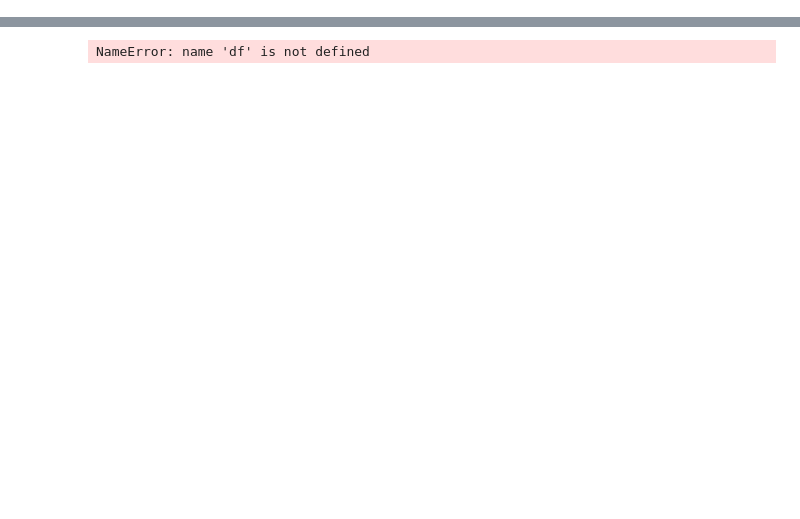
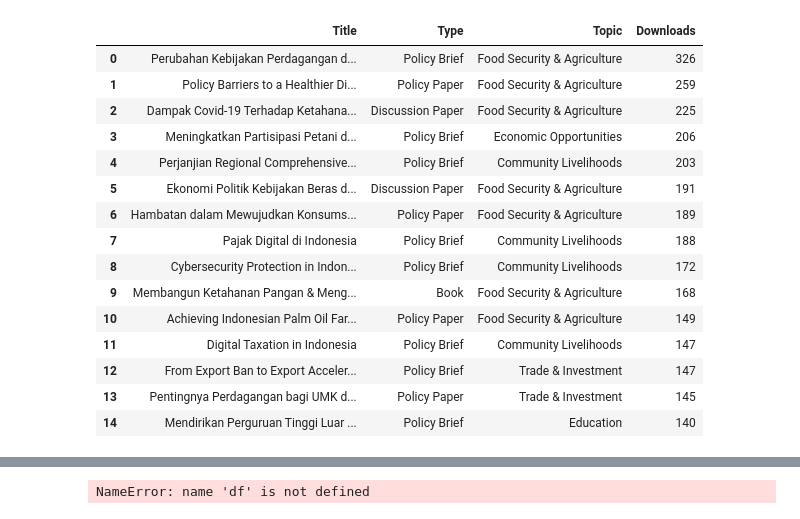
Before and after one commit to Gitbyt3/Click-Rate-Analysis, a Jupyter notebook: Code.ipynb, the cells around one changed output, grey strips where cells are left out. Saved outputs shown, nothing was run; the diff lists cells and outputs as text; code cells hidden in the pictures; blank space fills up the shorter version.

```diff
--- a/Code.ipynb
+++ b/Code.ipynb
@@ -409,0 +421,78 @@ top_10_complete = pd.merge(top_10,top_10_data,on='Title',how='inner')
+# %%
+#BREAKDOWN OF PEAKS/CRASHES SEEN IN VISUALISATIONS
+
+#DEEP DIVE - SOURCE 1 DOWNLOAD SPIKE (APRIL 2020 - DECEMBER 2020)
+#Topic download breakdown
+neldlspike_topics = long_clicks.loc[((long_clicks['Source'] == 'Neliti') & (long_clicks['Click Type'] == 'Download') & (long_clicks['Date'] >= '2020-04') & (long_clicks['Date'] < '2020-12')),
+                ['Topic','# of hits (thousands)']].groupby('Topic').sum().sort_values('# of hits (thousands)',ascending=False).rename(columns={'# of hits (thousands)':'Downloads'})
+neldlspike_topics = neldlspike_topics.style.set_caption('Neliti Downloads 04/2020 - 12/2020')
+
+#Type download breakdown
+neldlspike_types = long_clicks.loc[((long_clicks['Source'] == 'Neliti') & (long_clicks['Click Type'] == 'Download') & (long_clicks['Date'] >= '2020-04') & (long_clicks['Date'] < '2020-12')),
+                ['Type','# of hits (thousands)']].groupby('Type').sum().sort_values('# of hits (thousands)',ascending=False).rename(columns={'# of hits (thousands)':'Downloads'})
+neldlspike_types = neldlspike_types.style.set_caption('Neliti Downloads 04/2020 - 12/2020')
+
+#Top 15 publications
+neldlspike_top15 = long_clicks.loc[((long_clicks['Source'] == 'Neliti') & (long_clicks['Click Type'] == 'Download') & (long_clicks['Date'] >= '2020-04') & (long_clicks['Date'] < '2020-12')),
+                ['Title','# of hits (thousands)']].groupby('Title').sum().sort_values('# of hits (thousands)',ascending=False).rename(columns={'# of hits (thousands)':'Downloads'}).head(15)
+neldlspike_top15 = clicks.loc[clicks['Source'] == 'Neliti'].loc[clicks['Title'].isin(list(neldlspike_top15.index.values)),['Title','Type','Topic']].merge(neldlspike_top15,how='left',
+                left_on='Title',right_index=True)
+neldlspike_top15.sort_values('Downloads',ascending=False,ignore_index=True,inplace=True)
+neldlspike_top15 = neldlspike_top15.style.set_caption('Neliti Downloads 04/2020 - 12/2020')
+
+
+
+#DEEP DIVE - SOURCE 1 VIEW SPIKE (OCTOBER 2020 - FEBRUARY 2021)
+#Topic view breakdown
+nelviewspike_topics = long_clicks.loc[((long_clicks['Source'] == 'Neliti') & (long_clicks['Click Type'] == 'View') & (long_clicks['Date'] >= '2020-10') & (long_clicks['Date'] <= '2021-02')),
+                ['Topic','# of hits (thousands)']].groupby('Topic').sum().sort_values('# of hits (thousands)',ascending=False).rename(columns={'# of hits (thousands)':'Views'})
+nelviewspike_topics = nelviewspike_topics.style.set_caption('Neliti Views 10/2020 - 02/2021')
+
+#Type view breakdown
+nelviewspike_types = long_clicks.loc[((long_clicks['Source'] == 'Neliti') & (long_clicks['Click Type'] == 'View') & (long_clicks['Date'] >= '2020-10') & (long_clicks['Date'] <= '2021-02')),
+                ['Type','# of hits (thousands)']].groupby('Type').sum().sort_values('# of hits (thousands)',ascending=False).rename(columns={'# of hits (thousands)':'Views'})
+nelviewspike_types = nelviewspike_types.style.set_caption('Neliti Views 10/2020 - 02/2021')
+
+#Top 15 publications
+nelviewspike_top15 = long_clicks.loc[((long_clicks['Source'] == 'Neliti') & (long_clicks['Click Type'] == 'View') & (long_clicks['Date'] >= '2020-10') & (long_clicks['Date'] <= '2021-02')),
+                ['Title','# of hits (thousands)']].groupby('Title').sum().sort_values('# of hits (thousands)',ascending=False).rename(columns={'# of hits (thousands)':'Views'}).head(15)
+nelviewspike_top15 = clicks.loc[clicks['Source'] == 'Neliti'].loc[clicks['Title'].isin(list(nelviewspike_top15.index.values)),['Title','Type','Topic']].merge(nelviewspike_top15,how='left',
+                left_on='Title',right_index=True)
+nelviewspike_top15.sort_values('Views',ascending=False,ignore_index=True,inplace=True)
+nelviewspike_top15 = nelviewspike_top15.style.set_caption('Neliti Views 10/2020 - 02/2021')
+
+
+
+#DEEP DIVE - SOURCE 2 DOWNLOAD CRASH (JANUARY 2023 - SEPTEMBER 2023)
+#Topic download breakdown
+webdlcrash_topics = long_clicks.loc[((long_clicks['Source'] == 'Website') & (long_clicks['Click Type'] == 'Download') & (long_clicks['Date'] >= '2023-01')),
+                ['Topic','# of hits (thousands)']].groupby('Topic').sum().sort_values('# of hits (thousands)',ascending=False).rename(columns={'# of hits (thousands)':'Downloads'})
+webdlcrash_topics = webdlcrash_topics.style.set_caption('Website Downloads 01/2023 - 09/2023')
+
+#Type download breakdown
+webdlcrash_types = long_clicks.loc[((long_clicks['Source'] == 'Website') & (long_clicks['Click Type'] == 'Download') & (long_clicks['Date'] >= '2023-01')),
+                ['Type','# of hits (thousands)']].groupby('Type').sum().sort_values('# of hits (thousands)',ascending=False).rename(columns={'# of hits (thousands)':'Downloads'})
+webdlcrash_types = webdlcrash_types.style.set_caption('Website Downloads 01/2023 - 09/2023')
+
+#Top 15 publications
+webdlcrash_top15 = long_clicks.loc[((long_clicks['Source'] == 'Website') & (long_clicks['Click Type'] == 'Download') & (long_clicks['Date'] >= '2023-01')),
+                ['Title','# of hits (thousands)']].groupby('Title').sum().sort_values('# of hits (thousands)',ascending=False).rename(columns={'# of hits (thousands)':'Downloads'}).head(15)
+webdlcrash_top15 = clicks.loc[clicks['Source'] == 'Website'].loc[clicks['Title'].isin(list(webdlcrash_top15.index.values)),['Title','Type','Topic']].merge(webdlcrash_top15,how='left',
+                left_on='Title',right_index=True)
+webdlcrash_top15.sort_values('Downloads',ascending=False,ignore_index=True,inplace=True)
+webdlcrash_top15 = webdlcrash_top15.style.set_caption('Website Downloads 01/2023 - 09/2023')
+
+
+
+#TODO: FIGURE OUT HOW TO DO TOP 15 OF ALL TIME
+#DEEP DIVE - SOURCE 1 TOP 15 PERFORMING PUBLICATIONS ALL TIME
+top_10 = long_clicks.loc[:,['Title','# of hits (thousands)']].groupby('Title').sum().sort_values('# of hits (thousands)',ascending=False).head(15)
+top_10 =
+
+top_10.reset_index(inplace=True)
+top_10_data = clicks.loc[clicks['Source'] == 'Website'].loc[clicks['Title'].isin(top_10['Title'].tolist()),['Title','Type','Topic']]
+top_10_complete = pd.merge(top_10,top_10_data,on='Title',how='inner')
+
+
+webdlcrash_top15
+# %% [output]
@@ -410,3 +500,19 @@ top_10_complete = pd.merge(top_10,top_10_data,on='Title',how='inner')
+|  | Title | Type | Topic | Downloads |
+| 0 | Perubahan Kebijakan Perdagangan d... | Policy Brief | Food Security & Agriculture | 326 |
+| 1 | Policy Barriers to a Healthier Di... | Policy Paper | Food Security & Agriculture | 259 |
+| 2 | Dampak Covid-19 Terhadap Ketahana... | Discussion Paper | Food Security & Agriculture | 225 |
+| 3 | Meningkatkan Partisipasi Petani d... | Policy Brief | Economic Opportunities | 206 |
+| 4 | Perjanjian Regional Comprehensive... | Policy Brief | Community Livelihoods | 203 |
+| 5 | Ekonomi Politik Kebijakan Beras d... | Discussion Paper | Food Security & Agriculture | 191 |
+| 6 | Hambatan dalam Mewujudkan Konsums... | Policy Paper | Food Security & Agriculture | 189 |
+| 7 | Pajak Digital di Indonesia | Policy Brief | Community Livelihoods | 188 |
+| 8 | Cybersecurity Protection in Indon... | Policy Brief | Community Livelihoods | 172 |
+| 9 | Membangun Ketahanan Pangan & Meng... | Book | Food Security & Agriculture | 168 |
+| 10 | Achieving Indonesian Palm Oil Far... | Policy Paper | Food Security & Agriculture | 149 |
+| 11 | Digital Taxation in Indonesia | Policy Brief | Community Livelihoods | 147 |
+| 12 | From Export Ban to Export Acceler... | Policy Brief | Trade & Investment | 147 |
+| 13 | Pentingnya Perdagangan bagi UMK d... | Policy Paper | Trade & Investment | 145 |
+| 14 | Mendirikan Perguruan Tinggi Luar ... | Policy Brief | Education | 140 |
 # %%
 #Subsets of interest: Neliti Downloads, Neliti Views, Website Downloads
 #TODO: USE MAX VALUES TO COLLECT LIST OF ALL OUTLIER TITLES
```
Also changed, not shown: parts of 7 cells of this notebook.
